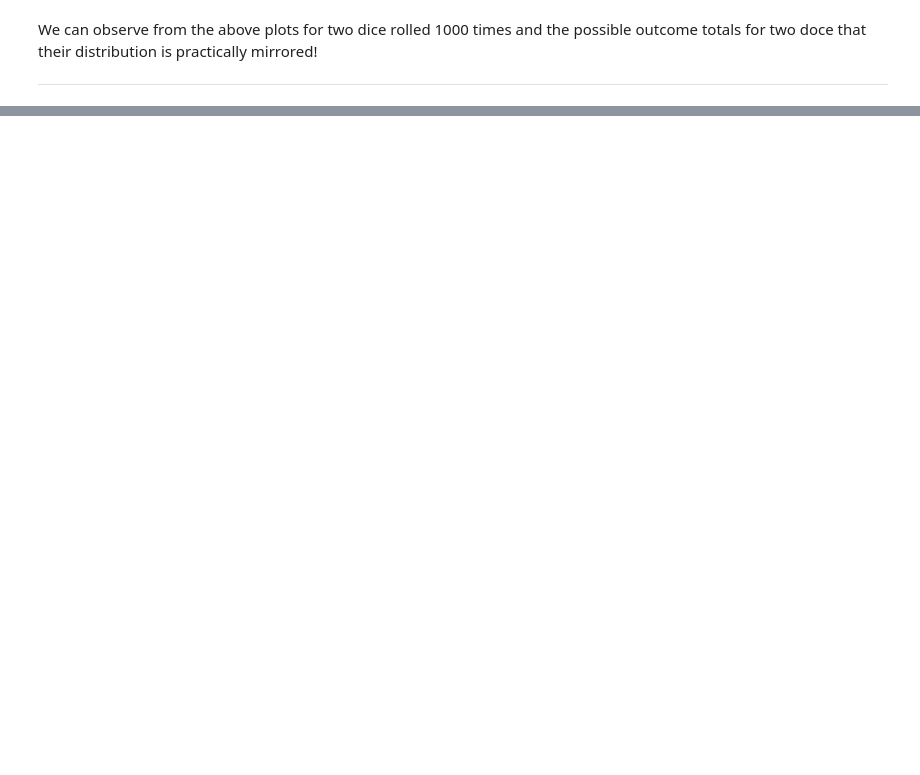
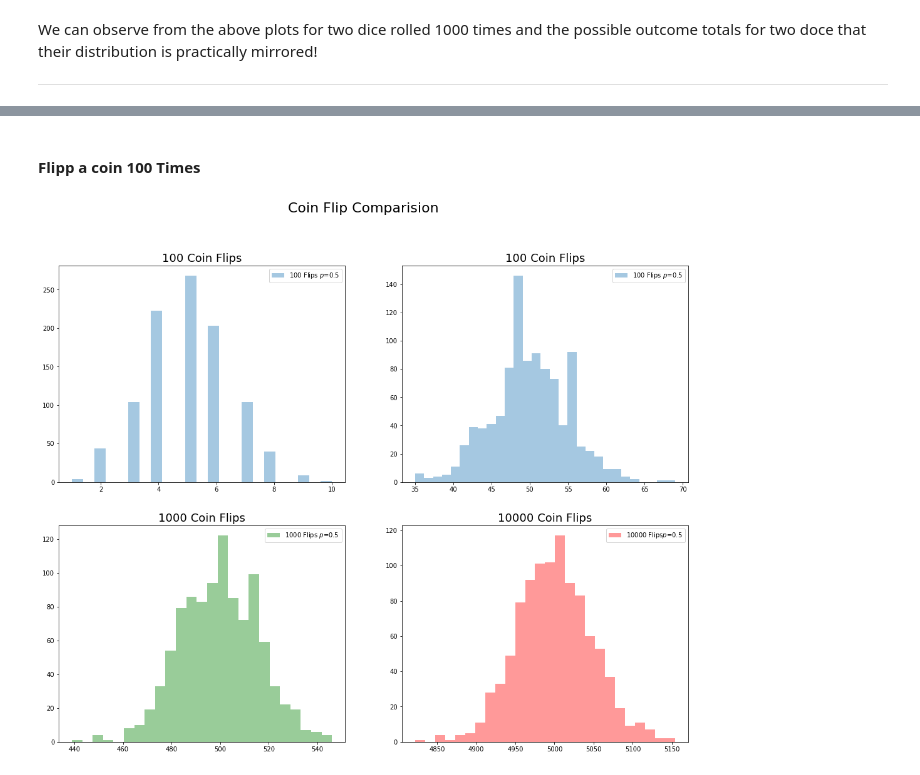
Before and after one commit to conor1982/FofDA_Tasks, a Jupyter notebook: Fundamentals of Data Analysis - Assignments .ipynb, the cells around one changed output, grey strips where cells are left out. Drawn from its saved outputs; the diff is of its cells as text; code cells hidden in the pictures; blank space fills up the shorter version.

```diff
--- a/Fundamentals of Data Analysis - Assignments .ipynb
+++ b/Fundamentals of Data Analysis - Assignments .ipynb
@@ -392,0 +451,2 @@ We can observe from the above plots for two dice rolled 1000 times and the possi
+# %% [markdown]
+#### Flipp a coin 100 Times
@@ -392,0 +456,37 @@ We can observe from the above plots for two dice rolled 1000 times and the possi
+# %%
+#p value in function parameter
+success = .5
+
+#size is array size
+size = 1000
+
+ten_flips = rng.binomial(10,success,size)
+one_thousand_flips = rng.binomial(1000,success,size)
+ten_thousand_flips = rng.binomial(10000,success,size)
+one_hundred_flips = rng.binomial(100,success,size)
+one_thousand_flips = rng.binomial(1000,success,size)
+ten_thousand_flips = rng.binomial(10000,success,size)
+# %%
+plt.suptitle('Coin Flip Comparision',fontsize=22)
+
+plt.subplot(2,2,1)
+sns.distplot(ten_flips,kde=False,label= f"100 Flips $p$={success}")
+plt.legend()
+plt.title('100 Coin Flips',Fontsize=18)
+
+plt.subplot(2,2,2)
+sns.distplot(one_hundred_flips,kde=False,label= f"100 Flips $p$={success}")
+plt.legend()
+plt.title('100 Coin Flips',Fontsize=18)
+
+plt.subplot(2,2,3)
+sns.distplot(one_thousand_flips,kde=False,label= f"1000 Flips $p$={success}",color='green' )
+plt.legend()
+plt.title(f'1000 Coin Flips',Fontsize=18)
+
+plt.subplot(2,2,4)
+sns.distplot(ten_thousand_flips,kde=False,label= f"10000 Flips$p$={success}",color='red' )
+plt.legend()
+plt.title(f'10000 Coin Flips',Fontsize=18);
+# %% [output]
+[figure, added]
```
Also changed, not shown: parts of 18 cells of this notebook.
